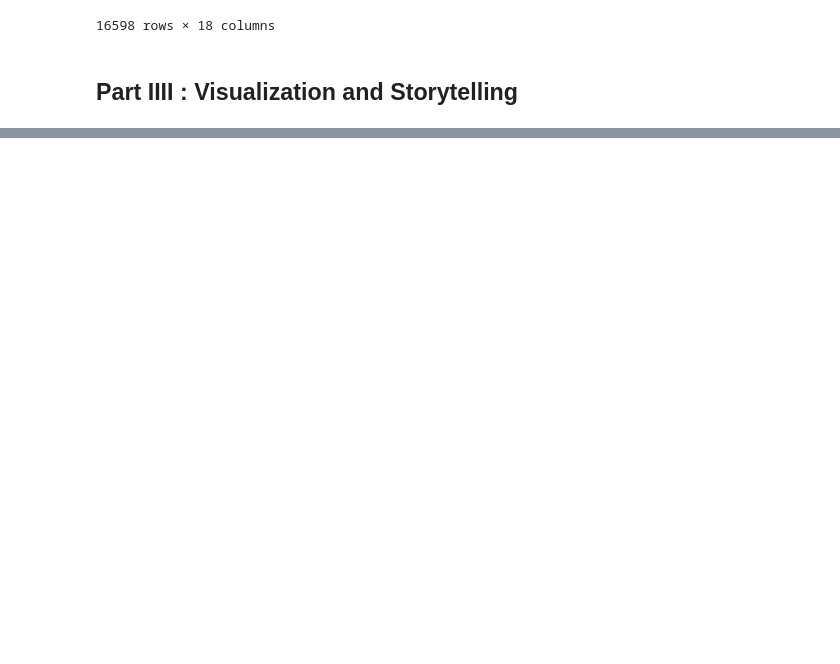
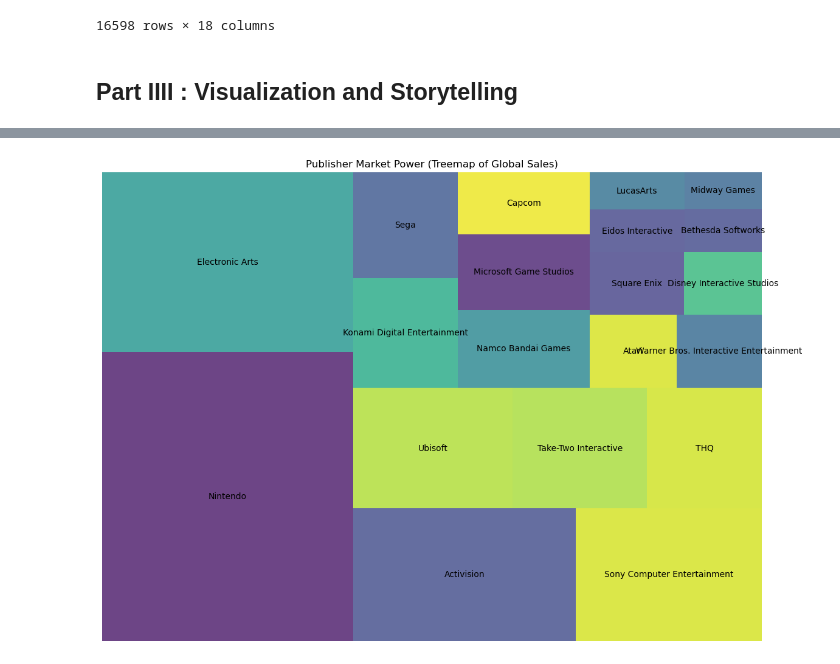
Before and after one commit to benzartimelek/Global_Video_Game_Sales_Evaluation, a Jupyter notebook: Project.ipynb, the cells around one changed output, grey strips where cells are left out. Cells and saved outputs as stored; diff of their text form; code cells hidden in the pictures; blank space fills up the shorter version.

```diff
--- a/Project.ipynb
+++ b/Project.ipynb
@@ -2021,0 +2045,13 @@ df
+# %%
+import squarify
+
+publisher_sales = df.groupby("Publisher")["Global_Sales"].sum()
+publisher_sales = publisher_sales.sort_values(ascending=False).head(20)  # top 20 for clarity
+
+plt.figure(figsize=(14, 10))
+squarify.plot(sizes=publisher_sales.values, label=publisher_sales.index, alpha=0.8)
+plt.title("Publisher Market Power (Treemap of Global Sales)")
+plt.axis('off')
+plt.show()
+# %% [output]
+[figure, added]
```
Also changed, not shown: parts of 2 cells of this notebook.
